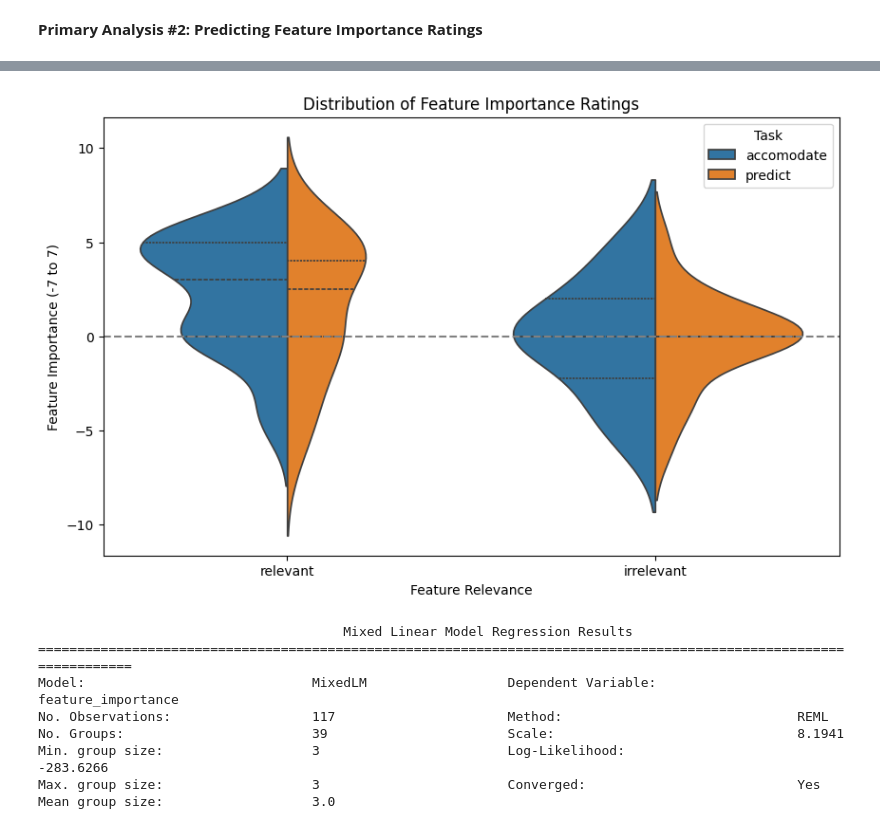
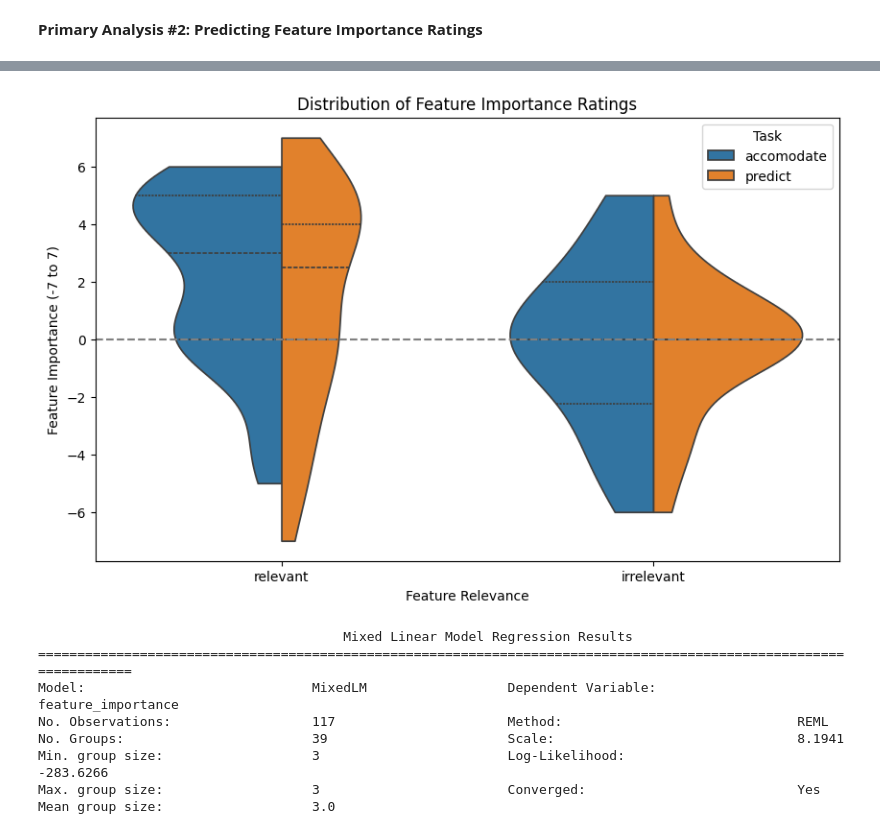
Before and after one commit to sebmonte/Prediction-Accomodation-Exp, a Jupyter notebook: Analysis/Scripts/Pilot2.0/Acc-PreCompare.ipynb, the cells around one changed output, grey strips where cells are left out. Drawn from its saved outputs; the diff is of its cells as text; code cells hidden in the pictures.

```diff
--- a/Analysis/Scripts/Pilot2.0/Acc-PreCompare.ipynb
+++ b/Analysis/Scripts/Pilot2.0/Acc-PreCompare.ipynb
@@ -217,6 +230,7 @@ for _, row in df_combined.iterrows():
         'participant': row['participant'],
         'task': row['task'],  # predict vs accommodate
         'model_param_score': model_param_score,
+        'conditionOrder': row['conditionOrder'],
         'overfit': model_param_score == 3 #overfit if all 3 dimensions selected
     })
 
@@ -287,6 +321,11 @@ tail_map = {
     'straight': 'n'
 }
 
+tail_map = {
+    'having a tail': 't',
+    'having no tail': 'n'
+}
+
 feature_maps = {
     'shape': shape_map,
     'color': color_map,
@@ -473,27 +546,28 @@ print(avg_importance3)
 # %%
 import seaborn as sns
 import matplotlib.pyplot as plt
 
 plt.figure(figsize=(10,6))
 
 # Violin plot: distribution of ratings by task and relevance
 sns.violinplot(
     data=df_long,
     x='feature_relevance',      # relevant / irrelevant
     y='feature_importance',     # -7 to 7
     hue='task',                 # predict / accomodate
     split=True,                 # split the violins by hue
-    inner='quartile'            # show median and quartiles
+    inner='quartile',            # show median and quartiles
+    cut = 0
 )
 
 plt.axhline(0, color='gray', linestyle='--')  # line at 0
 plt.title('Distribution of Feature Importance Ratings')
 plt.ylabel('Feature Importance (-7 to 7)')
 plt.xlabel('Feature Relevance')
 plt.legend(title='Task')
 plt.show()
 # %% [output]
-[figure, old version]
+[figure, new version]
 # %%
 df_long['task'] = df_long['task'].astype('category')  # predict/accomodate
 df_long['feature_dimension'] = df_long['feature_dimension'].astype('category')
```
Also changed, not shown: parts of 23 cells of this notebook, 2 other files.
